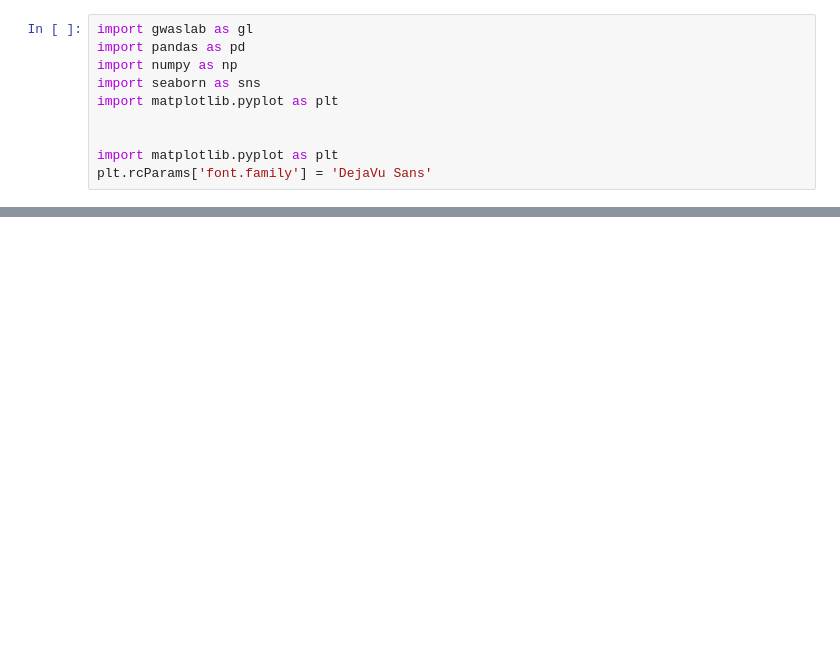
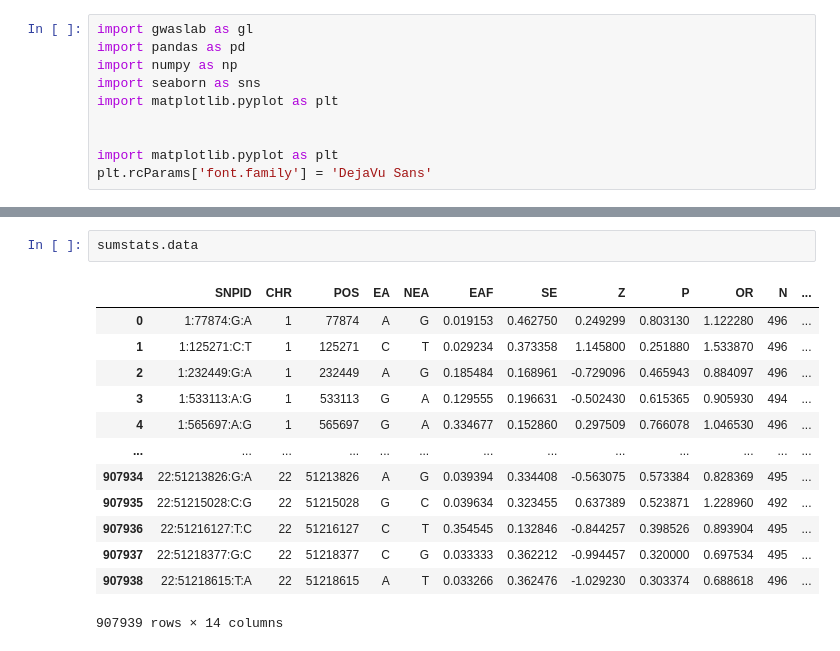
Before and after one commit to Ofgeha-Gelana/Gwas, a Jupyter notebook: try_anaconda.ipynb, the cells around one changed output, grey strips where cells are left out. Cells and saved outputs as stored; diff of their text form; blank space fills up the shorter version.

```diff
--- a/try_anaconda.ipynb
+++ b/try_anaconda.ipynb
@@ -51,3 +51,19 @@ sumstats.basic_check()
+# %%
+sumstats.data
+# %% [output]
+|  | SNPID | CHR | POS | EA | NEA | EAF | SE | Z | P | OR | N | ... |
+| 0 | 1:77874:G:A | 1 | 77874 | A | G | 0.019153 | 0.462750 | 0.249299 | 0.803130 | 1.122280 | 496 | ... |
+| 1 | 1:125271:C:T | 1 | 125271 | C | T | 0.029234 | 0.373358 | 1.145800 | 0.251880 | 1.533870 | 496 | ... |
+| 2 | 1:232449:G:A | 1 | 232449 | A | G | 0.185484 | 0.168961 | -0.729096 | 0.465943 | 0.884097 | 496 | ... |
+| 3 | 1:533113:A:G | 1 | 533113 | G | A | 0.129555 | 0.196631 | -0.502430 | 0.615365 | 0.905930 | 494 | ... |
+| 4 | 1:565697:A:G | 1 | 565697 | G | A | 0.334677 | 0.152860 | 0.297509 | 0.766078 | 1.046530 | 496 | ... |
+| ... | ... | ... | ... | ... | ... | ... | ... | ... | ... | ... | ... | ... |
+| 907934 | 22:51213826:G:A | 22 | 51213826 | A | G | 0.039394 | 0.334408 | -0.563075 | 0.573384 | 0.828369 | 495 | ... |
+| 907935 | 22:51215028:C:G | 22 | 51215028 | G | C | 0.039634 | 0.323455 | 0.637389 | 0.523871 | 1.228960 | 492 | ... |
+| 907936 | 22:51216127:T:C | 22 | 51216127 | C | T | 0.354545 | 0.132846 | -0.844257 | 0.398526 | 0.893904 | 495 | ... |
+| 907937 | 22:51218377:G:C | 22 | 51218377 | C | G | 0.033333 | 0.362212 | -0.994457 | 0.320000 | 0.697534 | 495 | ... |
+| 907938 | 22:51218615:T:A | 22 | 51218615 | A | T | 0.033266 | 0.362476 | -1.029230 | 0.303374 | 0.688618 | 496 | ... |
+907939 rows × 14 columns
 # %%
 sumstats.get_lead()
 # %% [output]
```
Also changed, not shown: parts of 6 cells of this notebook.
